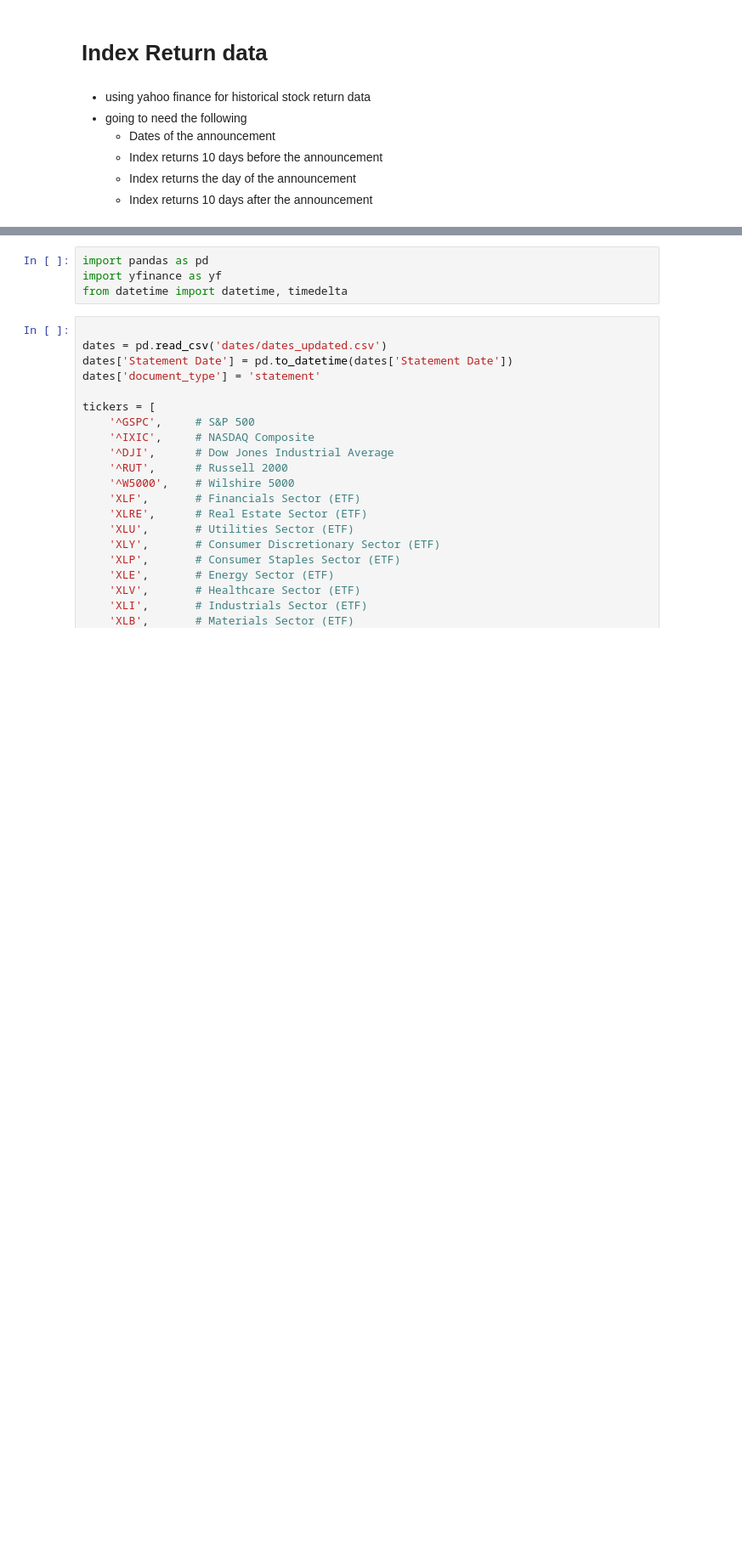
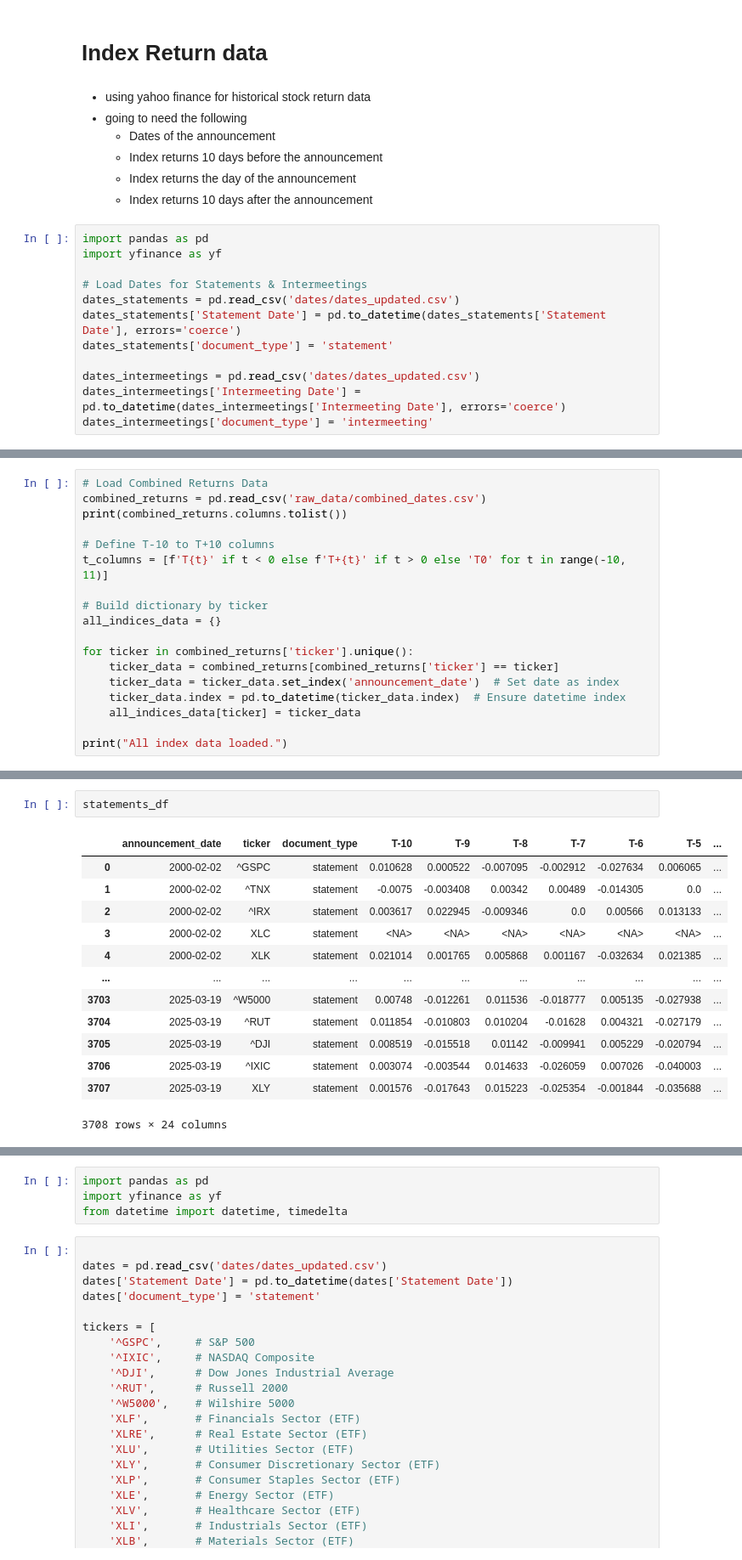
Before and after one commit to jonahnathan0/Fed_Announcements, a Jupyter notebook: Dataset.ipynb, the cells around one changed output, grey strips where cells are left out. Shown at 85% size. Cells and saved outputs as stored; diff of their text form; blank space fills up the shorter version.

```diff
--- a/Dataset.ipynb
+++ b/Dataset.ipynb
@@ -7,3 +7,15 @@
     - Index returns 10 days before the announcement
     - Index returns the day of the announcement
     - Index returns 10 days after the announcement
+# %%
+import pandas as pd
+import yfinance as yf
+
+# Load Dates for Statements & Intermeetings
+dates_statements = pd.read_csv('dates/dates_updated.csv')
+dates_statements['Statement Date'] = pd.to_datetime(dates_statements['Statement Date'], errors='coerce')
+dates_statements['document_type'] = 'statement'
+
+dates_intermeetings = pd.read_csv('dates/dates_updated.csv')
+dates_intermeetings['Intermeeting Date'] = pd.to_datetime(dates_intermeetings['Intermeeting Date'], errors='coerce')
+dates_intermeetings['document_type'] = 'intermeeting'
@@ -9,0 +29,18 @@
+# %%
+# Load Combined Returns Data
+combined_returns = pd.read_csv('raw_data/combined_dates.csv')
+print(combined_returns.columns.tolist())
+
+# Define T-10 to T+10 columns
+t_columns = [f'T{t}' if t < 0 else f'T+{t}' if t > 0 else 'T0' for t in range(-10, 11)]
+
+# Build dictionary by ticker
+all_indices_data = {}
+
+for ticker in combined_returns['ticker'].unique():
+    ticker_data = combined_returns[combined_returns['ticker'] == ticker]
+    ticker_data = ticker_data.set_index('announcement_date')  # Set date as index
+    ticker_data.index = pd.to_datetime(ticker_data.index)  # Ensure datetime index
+    all_indices_data[ticker] = ticker_data
+
+print("All index data loaded.")
@@ -9,0 +164,16 @@
+# %%
+statements_df
+# %% [output]
+|  | announcement_date | ticker | document_type | T-10 | T-9 | T-8 | T-7 | T-6 | T-5 | ... |
+| 0 | 2000-02-02 | ^GSPC | statement | 0.010628 | 0.000522 | -0.007095 | -0.002912 | -0.027634 | 0.006065 | ... |
+| 1 | 2000-02-02 | ^TNX | statement | -0.0075 | -0.003408 | 0.00342 | 0.00489 | -0.014305 | 0.0 | ... |
+| 2 | 2000-02-02 | ^IRX | statement | 0.003617 | 0.022945 | -0.009346 | 0.0 | 0.00566 | 0.013133 | ... |
+| 3 | 2000-02-02 | XLC | statement | <NA> | <NA> | <NA> | <NA> | <NA> | <NA> | ... |
+| 4 | 2000-02-02 | XLK | statement | 0.021014 | 0.001765 | 0.005868 | 0.001167 | -0.032634 | 0.021385 | ... |
+| ... | ... | ... | ... | ... | ... | ... | ... | ... | ... | ... |
+| 3703 | 2025-03-19 | ^W5000 | statement | 0.00748 | -0.012261 | 0.011536 | -0.018777 | 0.005135 | -0.027938 | ... |
+| 3704 | 2025-03-19 | ^RUT | statement | 0.011854 | -0.010803 | 0.010204 | -0.01628 | 0.004321 | -0.027179 | ... |
+| 3705 | 2025-03-19 | ^DJI | statement | 0.008519 | -0.015518 | 0.01142 | -0.009941 | 0.005229 | -0.020794 | ... |
+| 3706 | 2025-03-19 | ^IXIC | statement | 0.003074 | -0.003544 | 0.014633 | -0.026059 | 0.007026 | -0.040003 | ... |
+| 3707 | 2025-03-19 | XLY | statement | 0.001576 | -0.017643 | 0.015223 | -0.025354 | -0.001844 | -0.035688 | ... |
+3708 rows × 24 columns
```
Also changed, not shown: parts of 8 cells of this notebook.
